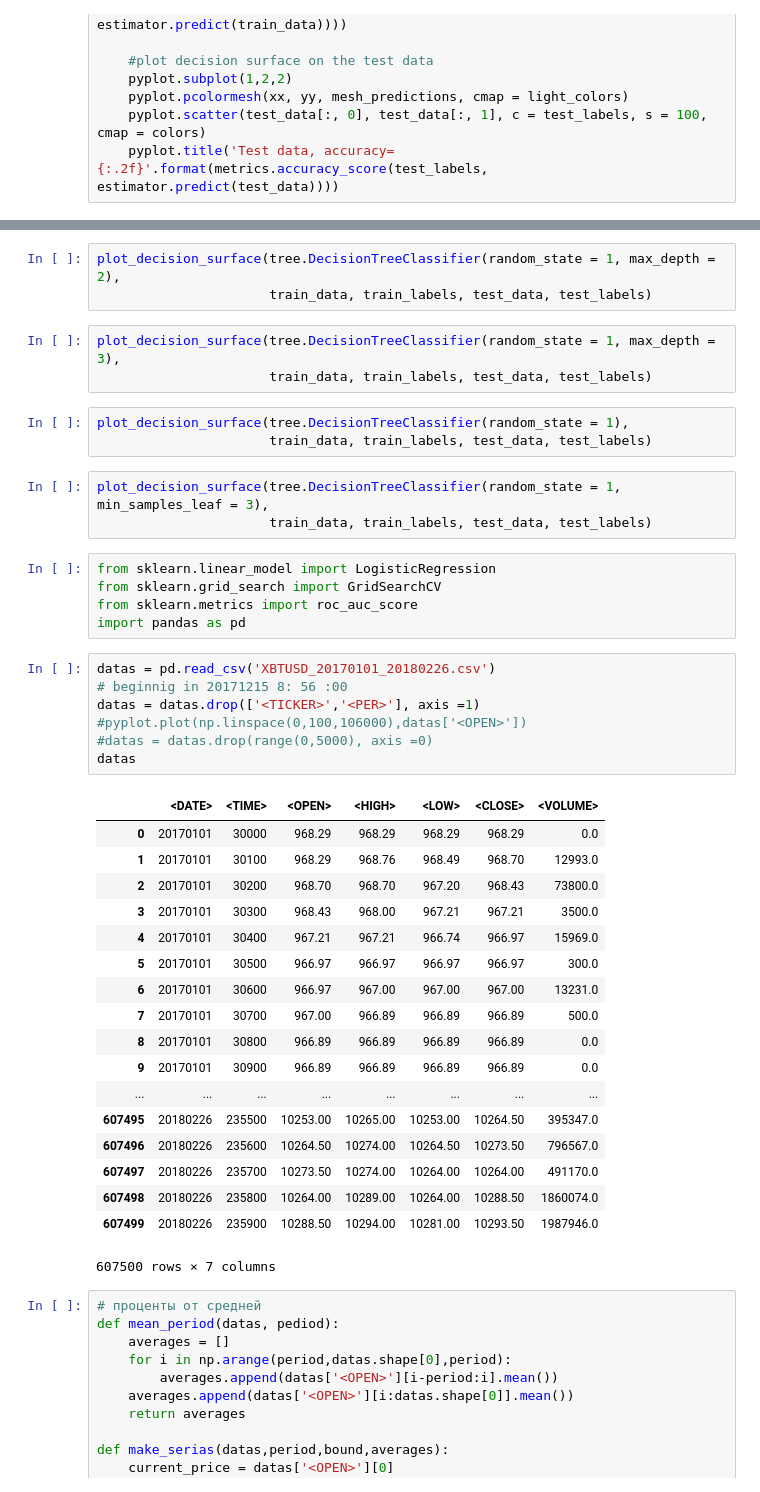
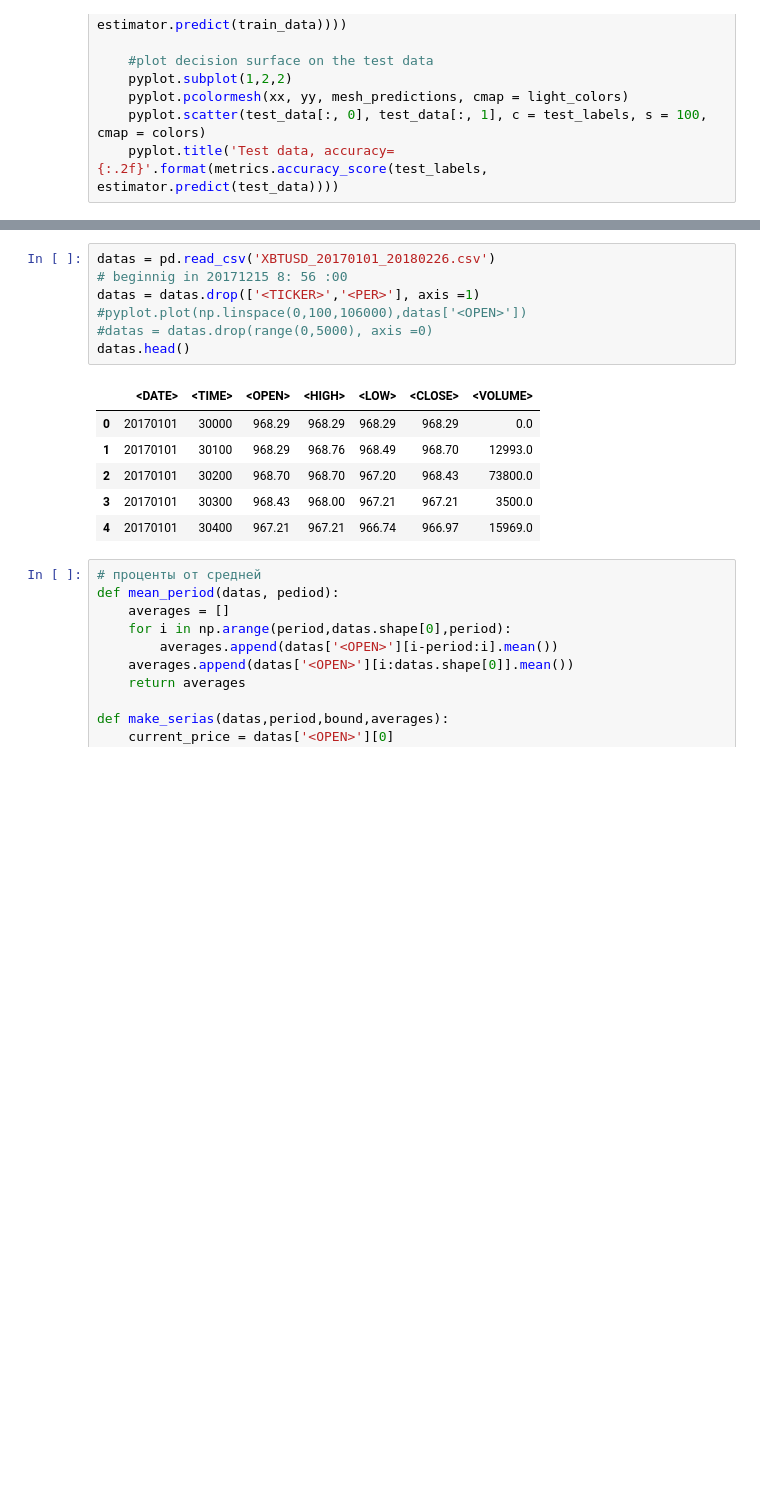
Before and after one commit to dzisandy/Trading, a Jupyter notebook: pattern_search.ipynb, the cells around one changed output, grey strips where cells are left out. Saved outputs shown, nothing was run; the diff lists cells and outputs as text; blank space fills up the shorter version.

```diff
--- a/pattern_search.ipynb
+++ b/pattern_search.ipynb
@@ -71,46 +69,17 @@ plot_decision_surface(estimator, train_data, train_labels, test_data, test_label
-# %%
-plot_decision_surface(tree.DecisionTreeClassifier(random_state = 1, max_depth = 2),
-                      train_data, train_labels, test_data, test_labels)
-# %%
-plot_decision_surface(tree.DecisionTreeClassifier(random_state = 1, max_depth = 3),
-                      train_data, train_labels, test_data, test_labels)
-# %%
-plot_decision_surface(tree.DecisionTreeClassifier(random_state = 1),
-                      train_data, train_labels, test_data, test_labels)
-# %%
-plot_decision_surface(tree.DecisionTreeClassifier(random_state = 1, min_samples_leaf = 3),
-                      train_data, train_labels, test_data, test_labels)
-# %%
-from sklearn.linear_model import LogisticRegression
-from sklearn.grid_search import GridSearchCV
-from sklearn.metrics import roc_auc_score
-import pandas as pd
 # %%
 datas = pd.read_csv('XBTUSD_20170101_20180226.csv')
 # beginnig in 20171215 8: 56 :00
 datas = datas.drop(['<TICKER>','<PER>'], axis =1)
 #pyplot.plot(np.linspace(0,100,106000),datas['<OPEN>'])
 #datas = datas.drop(range(0,5000), axis =0)
-datas
+datas.head()
 # %% [output]
 |  | <DATE> | <TIME> | <OPEN> | <HIGH> | <LOW> | <CLOSE> | <VOLUME> |
 | 0 | 20170101 | 30000 | 968.29 | 968.29 | 968.29 | 968.29 | 0.0 |
 | 1 | 20170101 | 30100 | 968.29 | 968.76 | 968.49 | 968.70 | 12993.0 |
 | 2 | 20170101 | 30200 | 968.70 | 968.70 | 967.20 | 968.43 | 73800.0 |
 | 3 | 20170101 | 30300 | 968.43 | 968.00 | 967.21 | 967.21 | 3500.0 |
 | 4 | 20170101 | 30400 | 967.21 | 967.21 | 966.74 | 966.97 | 15969.0 |
-| 5 | 20170101 | 30500 | 966.97 | 966.97 | 966.97 | 966.97 | 300.0 |
-| 6 | 20170101 | 30600 | 966.97 | 967.00 | 967.00 | 967.00 | 13231.0 |
-| 7 | 20170101 | 30700 | 967.00 | 966.89 | 966.89 | 966.89 | 500.0 |
-| 8 | 20170101 | 30800 | 966.89 | 966.89 | 966.89 | 966.89 | 0.0 |
-| 9 | 20170101 | 30900 | 966.89 | 966.89 | 966.89 | 966.89 | 0.0 |
-| ... | ... | ... | ... | ... | ... | ... | ... |
-| 607495 | 20180226 | 235500 | 10253.00 | 10265.00 | 10253.00 | 10264.50 | 395347.0 |
-| 607496 | 20180226 | 235600 | 10264.50 | 10274.00 | 10264.50 | 10273.50 | 796567.0 |
-| 607497 | 20180226 | 235700 | 10273.50 | 10274.00 | 10264.00 | 10264.00 | 491170.0 |
-| 607498 | 20180226 | 235800 | 10264.00 | 10289.00 | 10264.00 | 10288.50 | 1860074.0 |
-| 607499 | 20180226 | 235900 | 10288.50 | 10294.00 | 10281.00 | 10293.50 | 1987946.0 |
-607500 rows × 7 columns
 # %%
 # проценты от средней
 def mean_period(datas, pediod):
```
Also changed, not shown: parts of 27 cells of this notebook, 1 other file.
